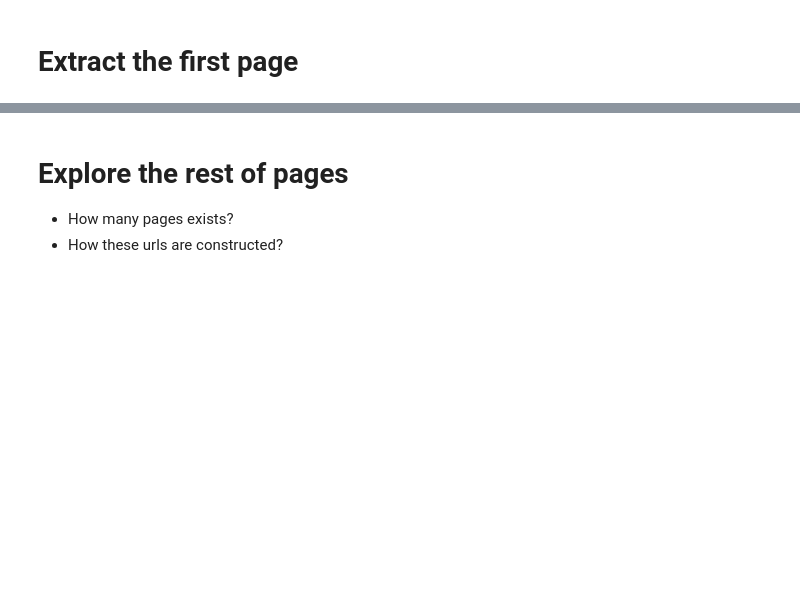
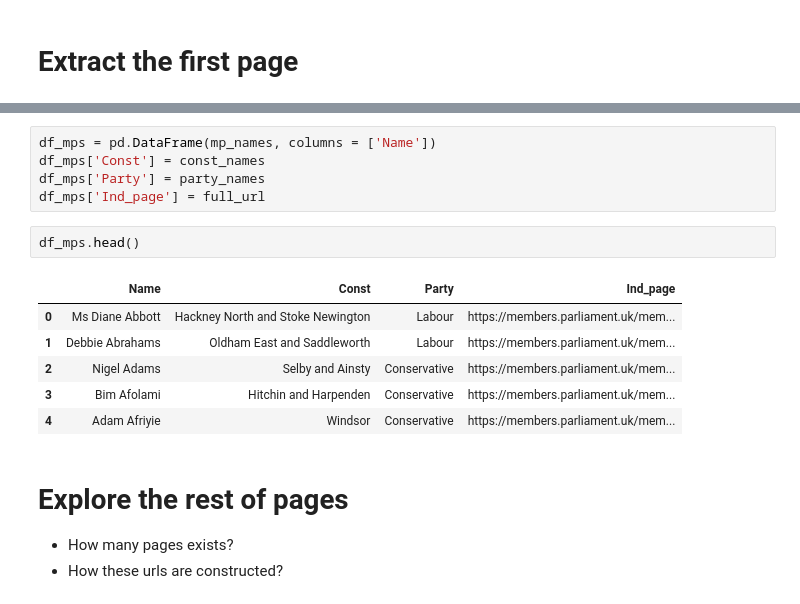
Before and after one commit to Kensuzuki95/GV918-Week07, a Jupyter notebook: Week07_Class_Exercise.ipynb, the cells around one changed output, grey strips where cells are left out. Saved outputs shown, nothing was run; the diff lists cells and outputs as text; blank space fills up the shorter version.

```diff
--- a/Week07_Class_Exercise.ipynb
+++ b/Week07_Class_Exercise.ipynb
@@ -36,3 +81,17 @@ df_mps['Ind_page'] = full_url
+# %%
+df_mps = pd.DataFrame(mp_names, columns = ['Name'])
+df_mps['Const'] = const_names
+df_mps['Party'] = party_names
+df_mps['Ind_page'] = full_url
+# %%
+df_mps.head()
+# %% [output]
+|  | Name | Const | Party | Ind_page |
+| 0 | Ms Diane Abbott | Hackney North and Stoke Newington | Labour | https://members.parliament.uk/mem... |
+| 1 | Debbie Abrahams | Oldham East and Saddleworth | Labour | https://members.parliament.uk/mem... |
+| 2 | Nigel Adams | Selby and Ainsty | Conservative | https://members.parliament.uk/mem... |
+| 3 | Bim Afolami | Hitchin and Harpenden | Conservative | https://members.parliament.uk/mem... |
+| 4 | Adam Afriyie | Windsor | Conservative | https://members.parliament.uk/mem... |
 # %% [markdown]
 # Explore the rest of pages
 
```
Also changed, not shown: parts of 11 cells of this notebook.
